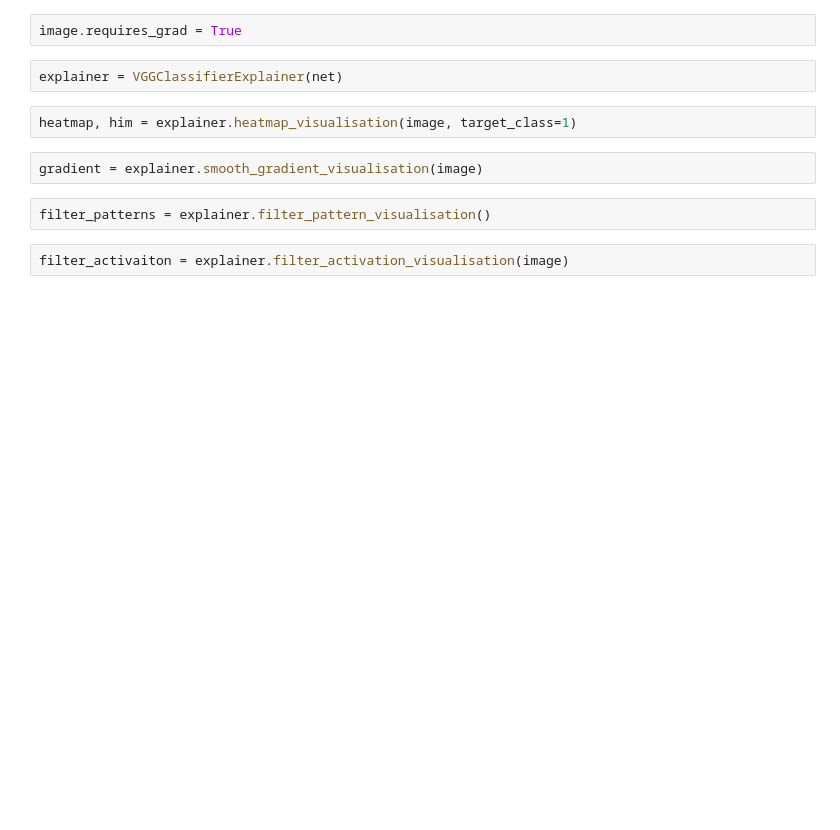
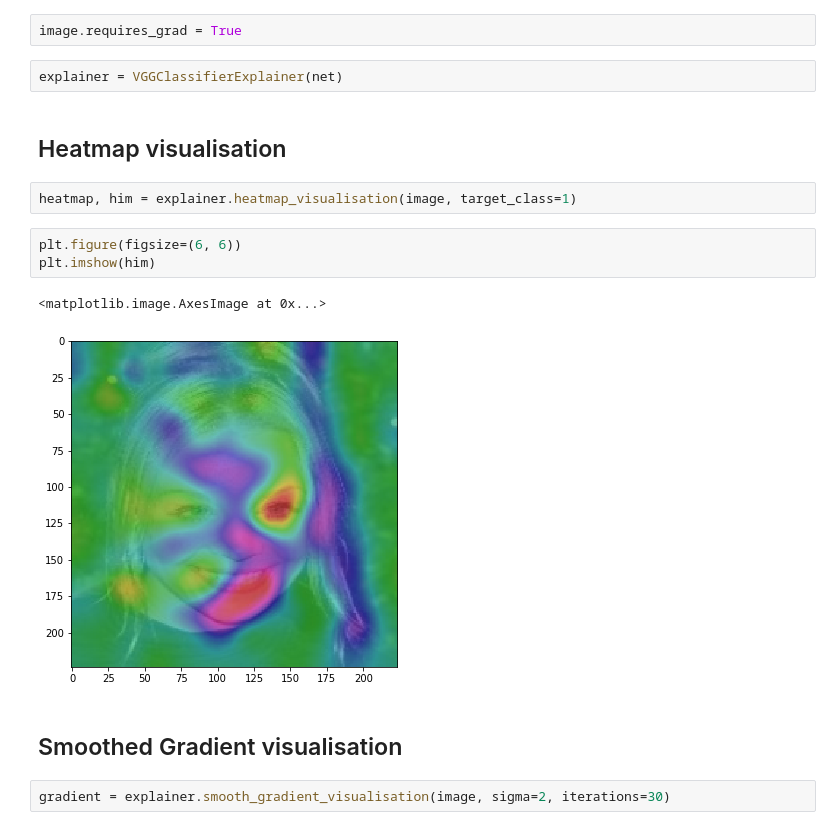
Before and after one commit to AChepurnoi/cnn-interpretability, a Jupyter notebook: viz_example.ipynb, the cells around one changed output. Cells and saved outputs as stored; diff of their text form; blank space fills up the shorter version.

```diff
--- a/viz_example.ipynb
+++ b/viz_example.ipynb
@@ -30,11 +51,17 @@ to_image(image)
 image.requires_grad = True
 # %%
 explainer = VGGClassifierExplainer(net)
+# %% [markdown]
+## Heatmap visualisation
 # %%
 heatmap, him = explainer.heatmap_visualisation(image, target_class=1)
+# %%
+plt.figure(figsize=(6, 6))
+plt.imshow(him)
+# %% [output]
+<matplotlib.image.AxesImage at 0x...>
+[figure, added]
+# %% [markdown]
+## Smoothed Gradient visualisation
 # %%
-gradient = explainer.smooth_gradient_visualisation(image)
+gradient = explainer.smooth_gradient_visualisation(image, sigma=2, iterations=30)
-# %%
-filter_patterns = explainer.filter_pattern_visualisation()
-# %%
-filter_activaiton = explainer.filter_activation_visualisation(image)
```
Also changed, not shown: parts of 11 cells of this notebook.
